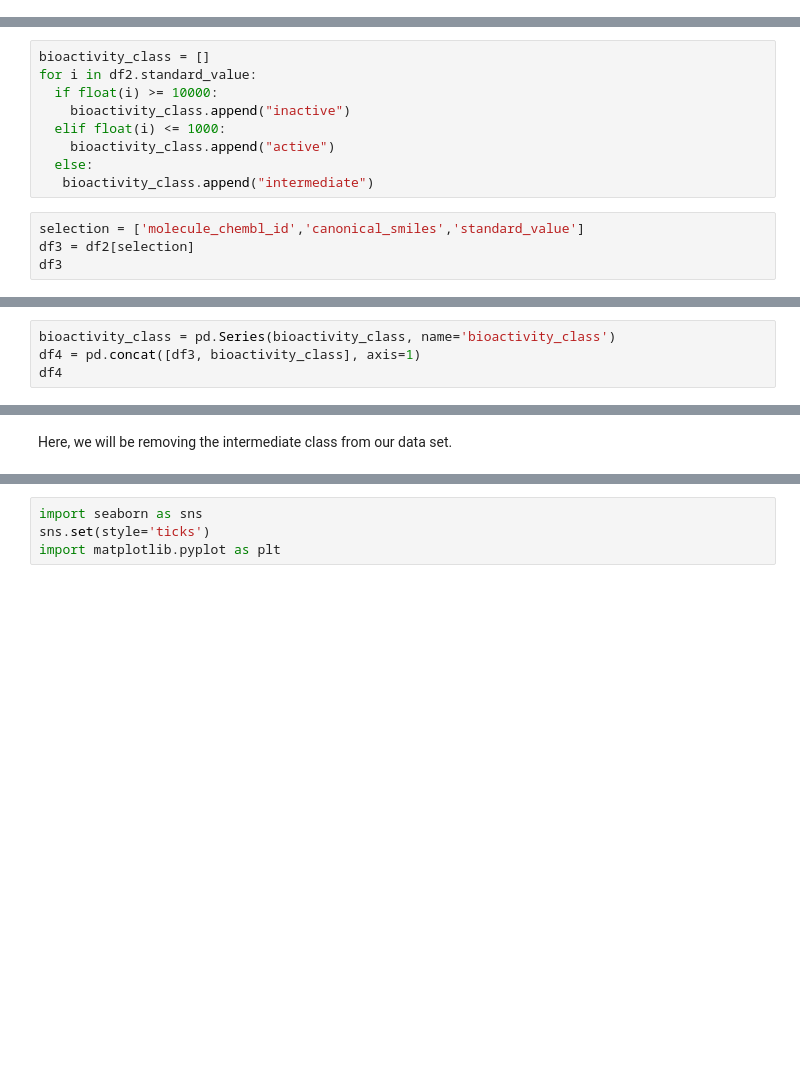
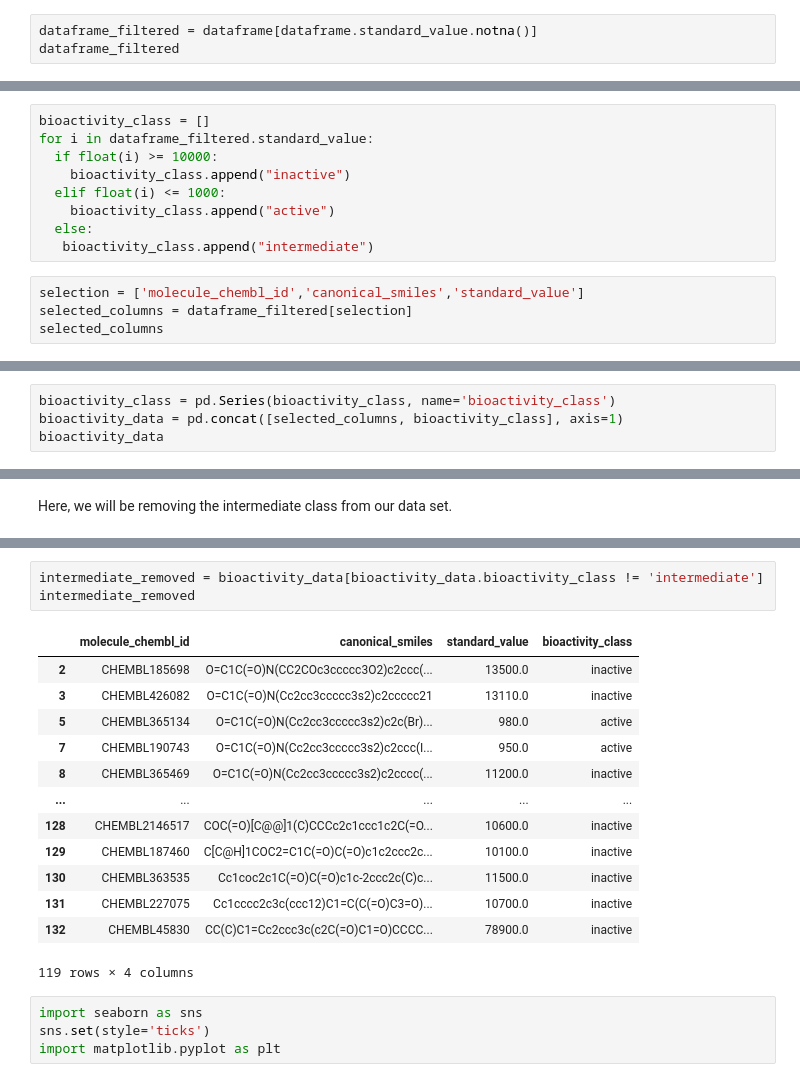
Before and after one commit to anshi-kaaaa/Drug-Discovery, a Jupyter notebook: drug_discovery_coronavirus.ipynb, the cells around one changed output, grey strips where cells are left out. Cells and saved outputs as stored; diff of their text form; blank space fills up the shorter version.

```diff
--- a/drug_discovery_coronavirus.ipynb
+++ b/drug_discovery_coronavirus.ipynb
@@ -86,0 +74,3 @@ df2
+# %%
+dataframe_filtered = dataframe[dataframe.standard_value.notna()]
+dataframe_filtered
@@ -87,6 +91,6 @@ df2
 # %%
 bioactivity_class = []
-for i in df2.standard_value:
+for i in dataframe_filtered.standard_value:
   if float(i) >= 10000:
     bioactivity_class.append("inactive")
   elif float(i) <= 1000:
@@ -95,8 +99,8 @@ for i in df2.standard_value:
    bioactivity_class.append("intermediate")
 # %%
 selection = ['molecule_chembl_id','canonical_smiles','standard_value']
-df3 = df2[selection]
-df3
+selected_columns = dataframe_filtered[selection]
+selected_columns
 # %% [output]
 |  | molecule_chembl_id | canonical_smiles | standard_value |
 | 0 | CHEMBL187579 | Cc1noc(C)c1CN1C(=O)C(=O)c2cc(C#N)... | 7200.0 |
@@ -113,8 +117,8 @@ df3
 133 rows × 3 columns
 # %%
 bioactivity_class = pd.Series(bioactivity_class, name='bioactivity_class')
-df4 = pd.concat([df3, bioactivity_class], axis=1)
-df4
+bioactivity_data = pd.concat([selected_columns, bioactivity_class], axis=1)
+bioactivity_data
 # %% [output]
 |  | molecule_chembl_id | canonical_smiles | standard_value | bioactivity_class |
 | 0 | CHEMBL187579 | Cc1noc(C)c1CN1C(=O)C(=O)c2cc(C#N)... | 7200.0 | intermediate |
@@ -379,3 +236,20 @@ df_2class
+# %%
+intermediate_removed = bioactivity_data[bioactivity_data.bioactivity_class != 'intermediate']
+intermediate_removed
+# %% [output]
+|  | molecule_chembl_id | canonical_smiles | standard_value | bioactivity_class |
+| 2 | CHEMBL185698 | O=C1C(=O)N(CC2COc3ccccc3O2)c2ccc(... | 13500.0 | inactive |
+| 3 | CHEMBL426082 | O=C1C(=O)N(Cc2cc3ccccc3s2)c2ccccc21 | 13110.0 | inactive |
+| 5 | CHEMBL365134 | O=C1C(=O)N(Cc2cc3ccccc3s2)c2c(Br)... | 980.0 | active |
+| 7 | CHEMBL190743 | O=C1C(=O)N(Cc2cc3ccccc3s2)c2ccc(I... | 950.0 | active |
+| 8 | CHEMBL365469 | O=C1C(=O)N(Cc2cc3ccccc3s2)c2cccc(... | 11200.0 | inactive |
+| ... | ... | ... | ... | ... |
+| 128 | CHEMBL2146517 | COC(=O)[C@@]1(C)CCCc2c1ccc1c2C(=O... | 10600.0 | inactive |
+| 129 | CHEMBL187460 | C[C@H]1COC2=C1C(=O)C(=O)c1c2ccc2c... | 10100.0 | inactive |
+| 130 | CHEMBL363535 | Cc1coc2c1C(=O)C(=O)c1c-2ccc2c(C)c... | 11500.0 | inactive |
+| 131 | CHEMBL227075 | Cc1cccc2c3c(ccc12)C1=C(C(=O)C3=O)... | 10700.0 | inactive |
+| 132 | CHEMBL45830 | CC(C)C1=Cc2ccc3c(c2C(=O)C1=O)CCCC... | 78900.0 | inactive |
+119 rows × 4 columns
 # %%
 import seaborn as sns
 sns.set(style='ticks')
```
Also changed, not shown: parts of 50 cells of this notebook.
